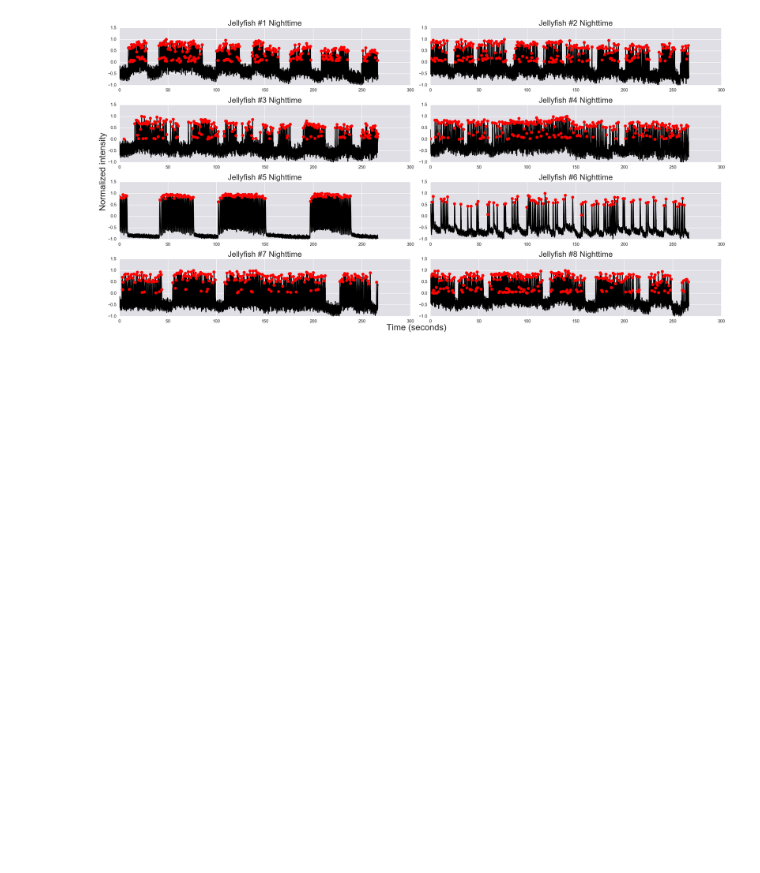
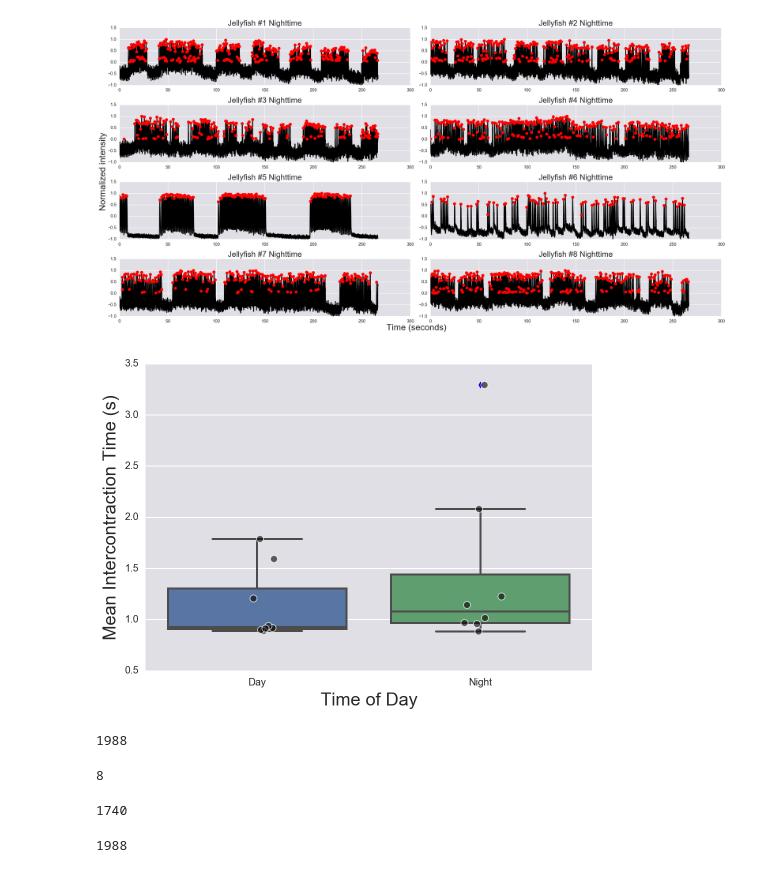
Before and after one commit to shashank-gandhi/DataAnalysisHomeworkRepository, a Jupyter notebook: Homework7/Elena.ipynb, the cells around one changed output. Cells and saved outputs as stored; diff of their text form; code cells hidden in the pictures; blank space fills up the shorter version.

```diff
--- a/Homework7/Elena.ipynb
+++ b/Homework7/Elena.ipynb
@@ -402,3 +403,8 @@ plt.tight_layout()
 [figure]
 # %%
 # Calculate mean of means to compare daytime and nighttime intercontraction times
+mean_int_day = np.empty(len(all_verts))
+mean_int_night = np.empty(len(all_verts))
+for i in range(len(all_verts)):
+    mean_int_day[i] = np.mean(t_int_list_day[i])
+    mean_int_night[i] = np.mean(t_int_list_night[i])
@@ -404,0 +425,33 @@ plt.tight_layout()
+# %%
+# Make boxplots to compare among individual jellyfish
+df = pd.DataFrame(columns=['Time of Day', 'Mean Intercontraction Time (s)'])
+day_list = ['Day'] * 8
+night_list = ['Night'] * 8
+daynight_list = day_list + night_list
+df['Time of Day'] = daynight_list
+df['Mean Intercontraction Time (s)'] = np.concatenate((mean_int_day, mean_int_night))
+
+ax = sns.boxplot(x=df['Time of Day'], y=df['Mean Intercontraction Time (s)'])
+ax  = sns.stripplot(x=df['Time of Day'],
+                    y=df['Mean Intercontraction Time (s)'],
+                    data=df,
+                    jitter=True,
+                    alpha=0.6,
+                    color='black')
+# %% [output]
+[figure, added]
+# %%
+a = [1, 2, 3, 4, 5, 6, 7, 8]
+len(list(itertools.chain.from_iterable([[a[i]] * len(arr) for i, arr in enumerate(t_int_list_day)])))
+# %% [output]
+1988
+# %%
+len([[jellyfish_nums[i]] * len(arr) for i, arr in enumerate(t_int_list_day)])
+# %% [output]
+8
+# %%
+len(list(itertools.chain.from_iterable([[jellyfish_nums[i]]
+                                                        * len(arr) for i,
+                                                        arr in enumerate(t_int_list_night)])))
+# %% [output]
+1740
@@ -404,0 +460,4 @@ plt.tight_layout()
+# %%
+len(list(x))
+# %% [output]
+1988
```
Also changed, not shown: parts of 5 cells of this notebook, 1 other file.
